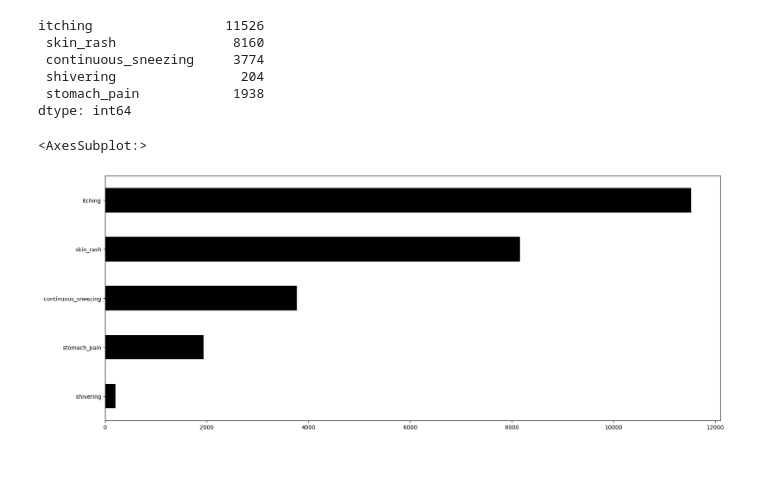
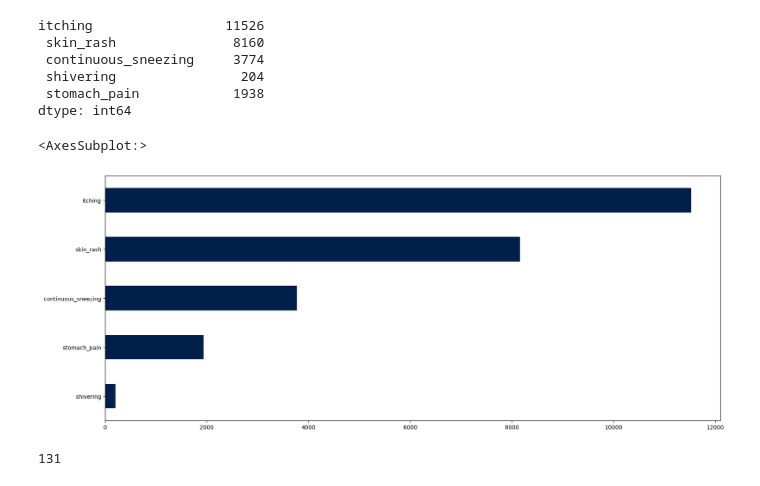
Before and after one commit to Keyur2456/Capestoneproject_Group6, a Jupyter notebook: Data Cleaning/Data Operations.ipynb, the cells around one changed output. Saved outputs shown, nothing was run; the diff lists cells and outputs as text; code cells hidden in the pictures.

```diff
--- a/Data Cleaning/Data Operations.ipynb
+++ b/Data Cleaning/Data Operations.ipynb
@@ -80,7 +128,7 @@ itching                 11526
  stomach_pain            1938
 dtype: int64
 # %%
-results.head().sort_values(ascending=True).plot(kind='barh', color='black',figsize=(20,8))
+results.head().sort_values(ascending=True).plot(kind='barh', color='#00204B',figsize=(20,8))
 # %% [output]
 <AxesSubplot:>
-[figure, old version]
+[figure, new version]
@@ -86,0 +151,4 @@ results.head().sort_values(ascending=True).plot(kind='barh', color='black',figsi
+# %%
+len(symp_new)
+# %% [output]
+131
```
Also changed, not shown: parts of 15 cells of this notebook, 2 other files.
